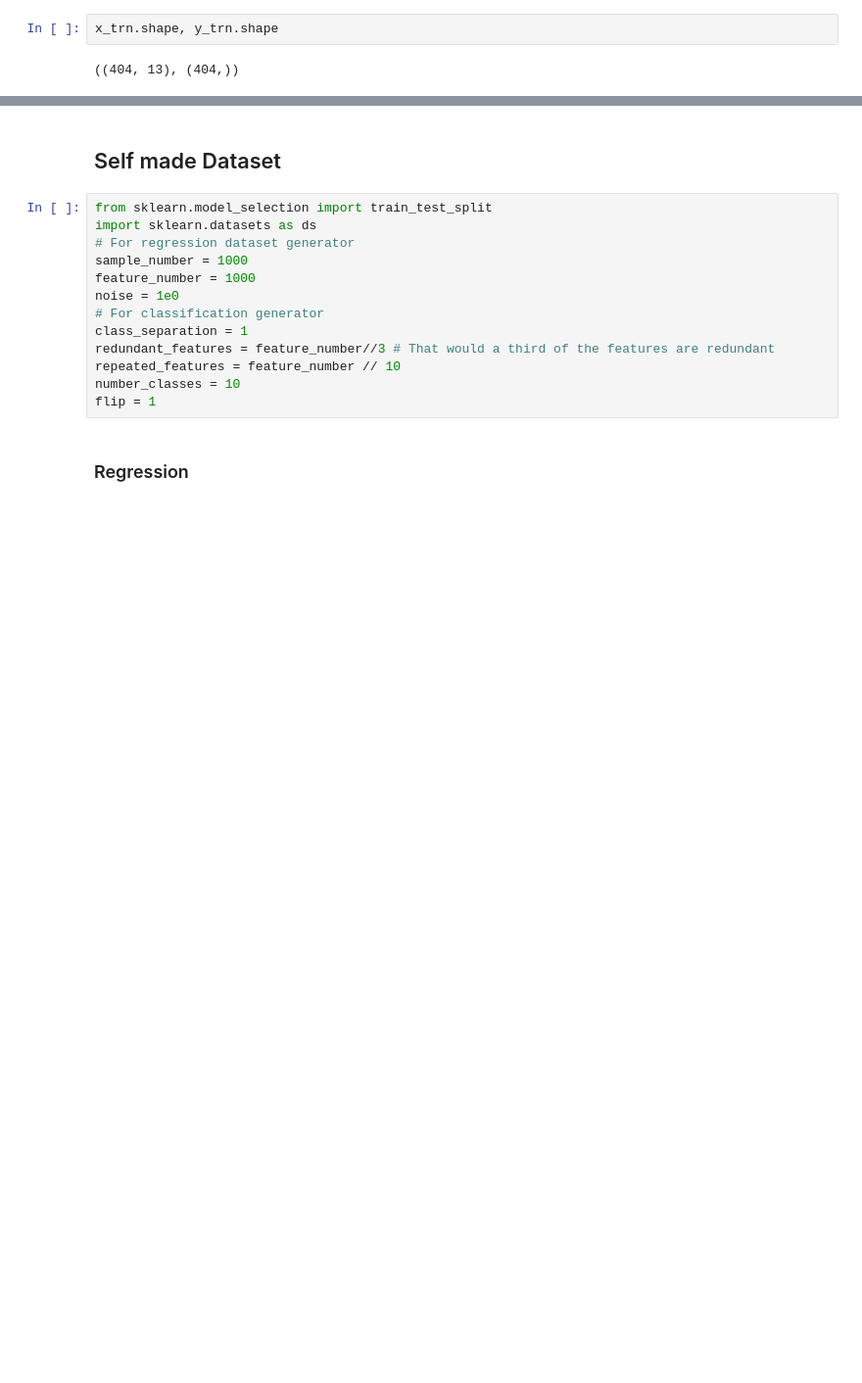
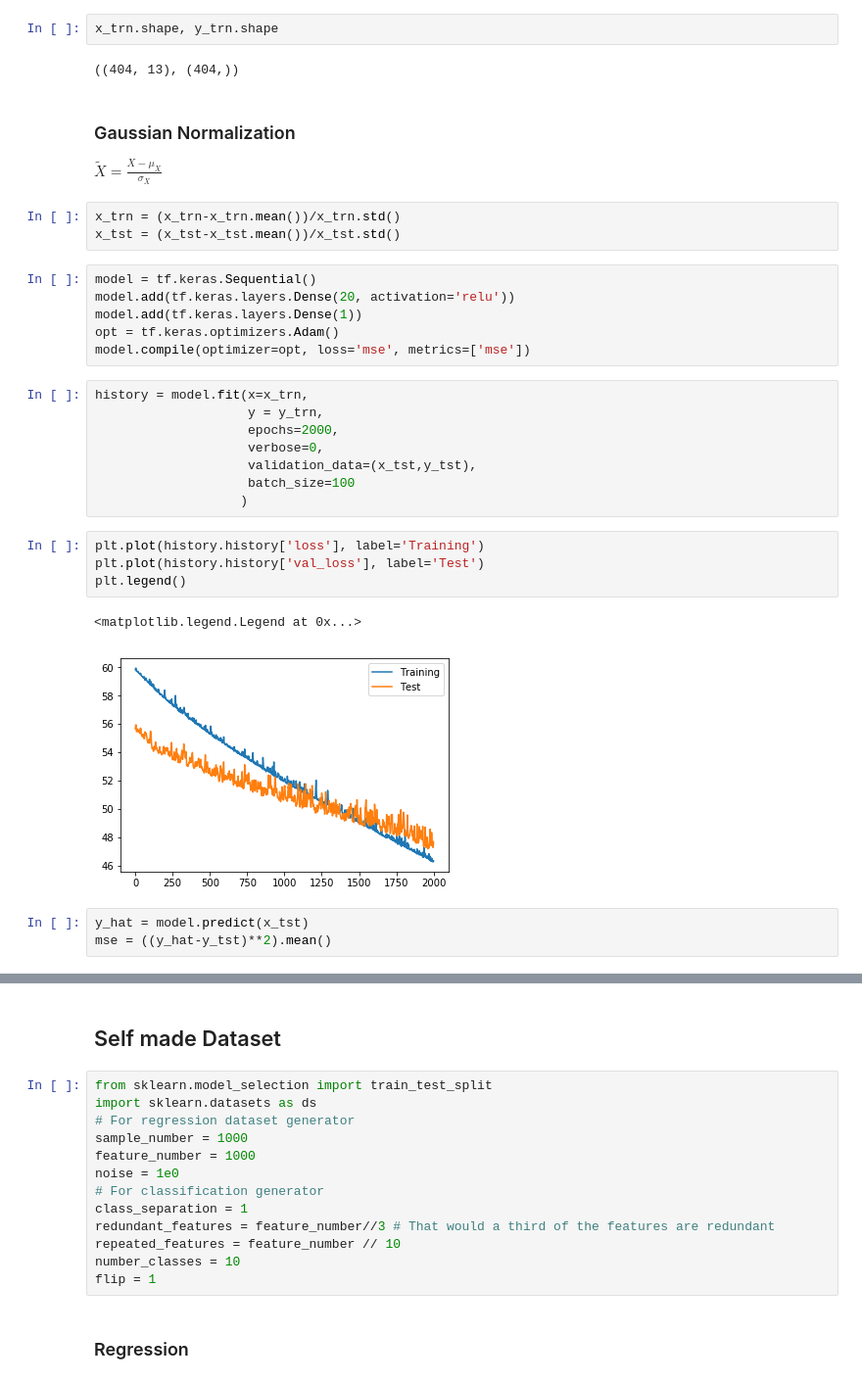
Before and after one commit to mihjovil/dl_workshop, a Jupyter notebook: DeepLearningWorkshop.ipynb, the cells around one changed output, grey strips where cells are left out. Shown at 98% size. Cells and saved outputs as stored; diff of their text form; blank space fills up the shorter version.

```diff
--- a/DeepLearningWorkshop.ipynb
+++ b/DeepLearningWorkshop.ipynb
@@ -560,3 +588,33 @@ Downloading data from https://storage.googleapis.com/tensorflow/tf-keras-dataset
 x_trn.shape, y_trn.shape
 # %% [output]
 ((404, 13), (404,))
+# %% [markdown]
+### Gaussian Normalization
+$ \tilde {X} = \frac{X-\mu_X}{\sigma_X}$
+# %%
+x_trn = (x_trn-x_trn.mean())/x_trn.std()
+x_tst = (x_tst-x_tst.mean())/x_tst.std()
+# %%
+model = tf.keras.Sequential()
+model.add(tf.keras.layers.Dense(20, activation='relu'))
+model.add(tf.keras.layers.Dense(1))
+opt = tf.keras.optimizers.Adam()
+model.compile(optimizer=opt, loss='mse', metrics=['mse'])
+# %%
+history = model.fit(x=x_trn,
+                    y = y_trn,
+                    epochs=2000,
+                    verbose=0,
+                    validation_data=(x_tst,y_tst),
+                    batch_size=100
+                   )
+# %%
+plt.plot(history.history['loss'], label='Training')
+plt.plot(history.history['val_loss'], label='Test')
+plt.legend()
+# %% [output]
+<matplotlib.legend.Legend at 0x...>
+[figure, added]
+# %%
+y_hat = model.predict(x_tst)
+mse = ((y_hat-y_tst)**2).mean()
```
Also changed, not shown: parts of 5 cells of this notebook.
